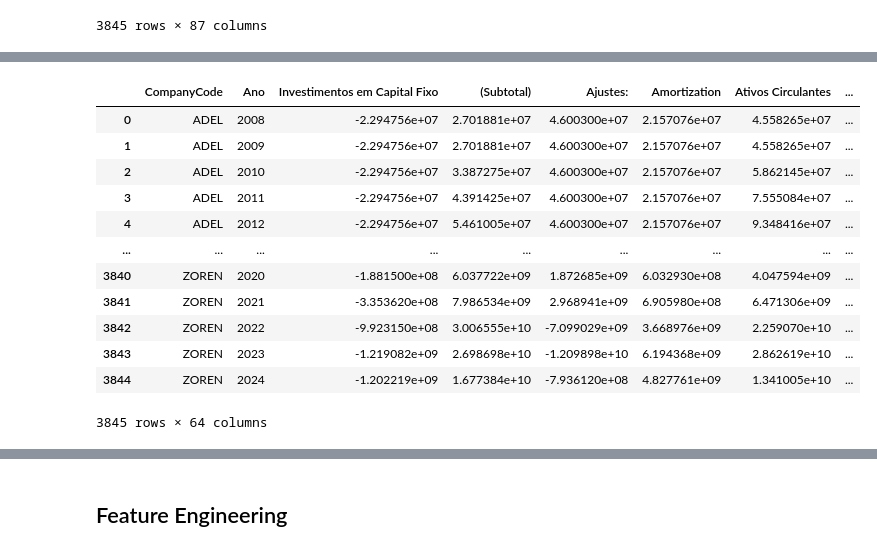
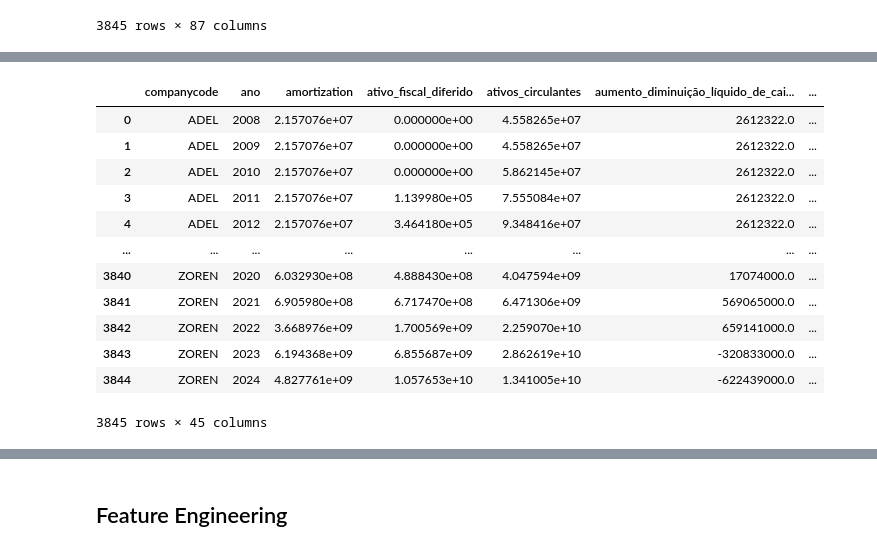
Before and after one commit to lgregs/TCC-CD-USP, a Jupyter notebook: data_preparation.ipynb, the cells around one changed output, grey strips where cells are left out. Saved outputs shown, nothing was run; the diff lists cells and outputs as text; code cells hidden in the pictures.

Commit message:
fix: data cleaning

```diff
--- a/data_preparation.ipynb
+++ b/data_preparation.ipynb
@@ -125,28 +205,5 @@ df_clean
 # %%
 # drop de mais algumas colunas que nao vamos usar ...
-df_clean=df_clean.drop(columns=[
-                                'Ativo Fiscal Diferido',
-                                'Aumento/Diminuição Líquido de Caixa e Equivalentes de Caixa Antes do Efeito das Diferenças de Conversão de Moeda Estrangeira',
-                                'Caixa Gerado por Atividades Principais (+)',
-                                'Efeito das Diferenças de Conversão de Moeda Estrangeira sobre o Caixa e Equivalentes de Caixa',
-                                'Fluxo de Caixa Líquido das Atividades Operacionais',
-                                'Fluxo de Caixa das Atividades de Financiamento',
-                                'Fluxo de Caixa das Atividades de Investimento',
-                                'Fluxo de Caixa de Outras Atividades Operacionais',
-                                'Fluxo de Caixa de Outras Atividades de Financiamento',
-                                'Fluxo de Caixa de Outras Atividades de Investimento',
-                                'Indenização por Antiguidade',
-                                'Lucro Antes dos Ajustes',
-                                'Mudança nas Provisões',
-                                'Mudanças no Capital de Giro',
-                                'Outras Receitas/Despesas',
-                                'Pagamento de Dividendos',
-                                'Posição Cambial Líquida (Incluindo Hedge)',
-                                'Posição Líquida (Ativo/Passivo) Monetária em Moeda Estrangeira',
-                                'Receitas de Atividades de Investimento',
-                                'Valores de Caixa no Início do Período',
-                                'Variação nas Dívidas Financeiras',
-                                'Variação no Caixa e Equivalentes',
-                                'EBITDA',
-                                'EBITDA_Source'],axis=1)
+df_cleaner=df_cleaner.drop(columns=[
+                                ],axis=1)
 # %%
@@ -172,22 +229,22 @@ EBITDA_Source                                                      0
 # %%
 # fill NA com mediana das colunas numericas que ainda tem NA
-df_clean = df_clean.fillna(df_clean.median(numeric_only=True))
+df_cleaner = df_cleaner.fillna(df_clean.median(numeric_only=True))
 # %%
-df_clean
+df_cleaner
 # %% [output]
-|  | CompanyCode | Ano | Investimentos em Capital Fixo | (Subtotal) | Ajustes: | Amortization | Ativos Circulantes | ... |
-| 0 | ADEL | 2008 | -2.294756e+07 | 2.701881e+07 | 4.600300e+07 | 2.157076e+07 | 4.558265e+07 | ... |
-| 1 | ADEL | 2009 | -2.294756e+07 | 2.701881e+07 | 4.600300e+07 | 2.157076e+07 | 4.558265e+07 | ... |
-| 2 | ADEL | 2010 | -2.294756e+07 | 3.387275e+07 | 4.600300e+07 | 2.157076e+07 | 5.862145e+07 | ... |
-| 3 | ADEL | 2011 | -2.294756e+07 | 4.391425e+07 | 4.600300e+07 | 2.157076e+07 | 7.555084e+07 | ... |
-| 4 | ADEL | 2012 | -2.294756e+07 | 5.461005e+07 | 4.600300e+07 | 2.157076e+07 | 9.348416e+07 | ... |
-| ... | ... | ... | ... | ... | ... | ... | ... | ... |
-| 3840 | ZOREN | 2020 | -1.881500e+08 | 6.037722e+09 | 1.872685e+09 | 6.032930e+08 | 4.047594e+09 | ... |
-| 3841 | ZOREN | 2021 | -3.353620e+08 | 7.986534e+09 | 2.968941e+09 | 6.905980e+08 | 6.471306e+09 | ... |
-| 3842 | ZOREN | 2022 | -9.923150e+08 | 3.006555e+10 | -7.099029e+09 | 3.668976e+09 | 2.259070e+10 | ... |
-| 3843 | ZOREN | 2023 | -1.219082e+09 | 2.698698e+10 | -1.209898e+10 | 6.194368e+09 | 2.862619e+10 | ... |
-| 3844 | ZOREN | 2024 | -1.202219e+09 | 1.677384e+10 | -7.936120e+08 | 4.827761e+09 | 1.341005e+10 | ... |
+|  | companycode | ano | amortization | ativo_fiscal_diferido | ativos_circulantes | aumento_diminuição_líquido_de_cai... | ... |
+| 0 | ADEL | 2008 | 2.157076e+07 | 0.000000e+00 | 4.558265e+07 | 2612322.0 | ... |
+| 1 | ADEL | 2009 | 2.157076e+07 | 0.000000e+00 | 4.558265e+07 | 2612322.0 | ... |
+| 2 | ADEL | 2010 | 2.157076e+07 | 0.000000e+00 | 5.862145e+07 | 2612322.0 | ... |
+| 3 | ADEL | 2011 | 2.157076e+07 | 1.139980e+05 | 7.555084e+07 | 2612322.0 | ... |
+| 4 | ADEL | 2012 | 2.157076e+07 | 3.464180e+05 | 9.348416e+07 | 2612322.0 | ... |
+| ... | ... | ... | ... | ... | ... | ... | ... |
+| 3840 | ZOREN | 2020 | 6.032930e+08 | 4.888430e+08 | 4.047594e+09 | 17074000.0 | ... |
+| 3841 | ZOREN | 2021 | 6.905980e+08 | 6.717470e+08 | 6.471306e+09 | 569065000.0 | ... |
+| 3842 | ZOREN | 2022 | 3.668976e+09 | 1.700569e+09 | 2.259070e+10 | 659141000.0 | ... |
+| 3843 | ZOREN | 2023 | 6.194368e+09 | 6.855687e+09 | 2.862619e+10 | -320833000.0 | ... |
+| 3844 | ZOREN | 2024 | 4.827761e+09 | 1.057653e+10 | 1.341005e+10 | -622439000.0 | ... |
-3845 rows × 64 columns
+3845 rows × 45 columns
 # %%
 df_clean.info()
 # %% [output]
```
Also changed, not shown: parts of 30 cells of this notebook, 5 other files.
